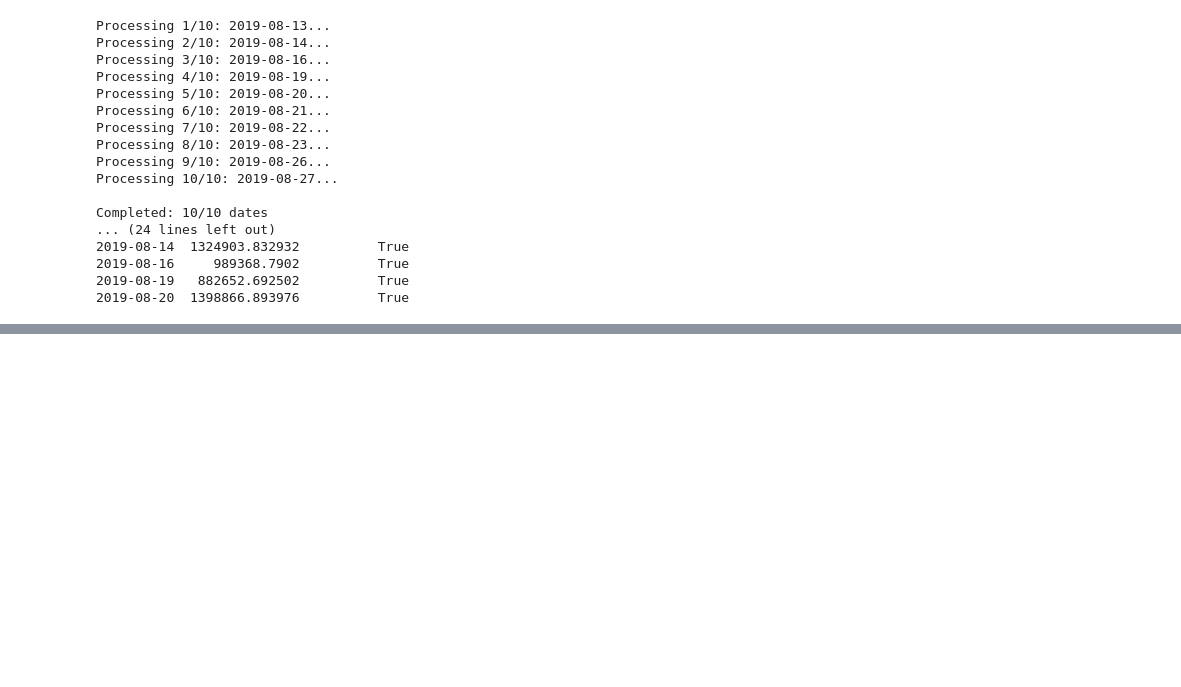
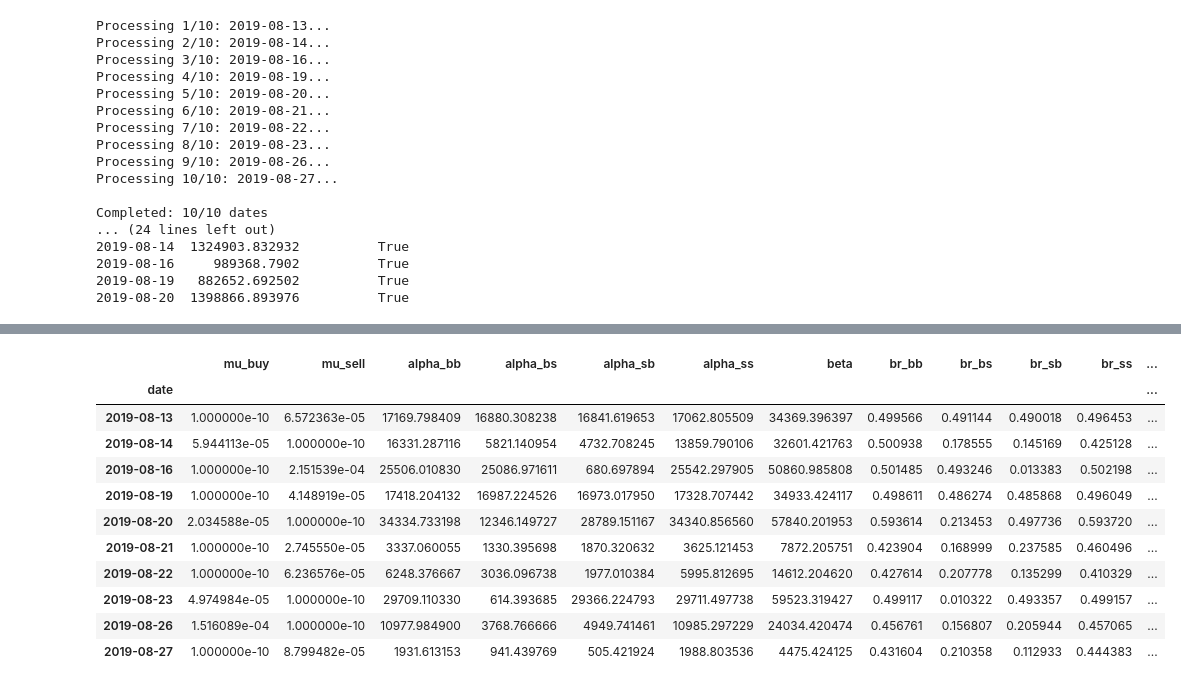
Before and after one commit to irfanthayyil/Hawkes_Modeling, a Jupyter notebook: notebooks/03_OFI_Analysis.ipynb, the cells around one changed output, grey strips where cells are left out. Cells and saved outputs as stored; diff of their text form; code cells hidden in the pictures; blank space fills up the shorter version.

```diff
--- a/notebooks/03_OFI_Analysis.ipynb
+++ b/notebooks/03_OFI_Analysis.ipynb
@@ -185,0 +372,18 @@ Completed: 10/10 dates
+# %%
+human_df.rename(columns={"Unnamed: 0": "date"}, inplace=True)
+# %%
+human_df.set_index("date", inplace=True)
+human_df
+# %% [output]
+|  | mu_buy | mu_sell | alpha_bb | alpha_bs | alpha_sb | alpha_ss | beta | br_bb | br_bs | br_sb | br_ss | ... |
+| date |  |  |  |  |  |  |  |  |  |  |  | ... |
+| 2019-08-13 | 1.000000e-10 | 6.572363e-05 | 17169.798409 | 16880.308238 | 16841.619653 | 17062.805509 | 34369.396397 | 0.499566 | 0.491144 | 0.490018 | 0.496453 | ... |
+| 2019-08-14 | 5.944113e-05 | 1.000000e-10 | 16331.287116 | 5821.140954 | 4732.708245 | 13859.790106 | 32601.421763 | 0.500938 | 0.178555 | 0.145169 | 0.425128 | ... |
+| 2019-08-16 | 1.000000e-10 | 2.151539e-04 | 25506.010830 | 25086.971611 | 680.697894 | 25542.297905 | 50860.985808 | 0.501485 | 0.493246 | 0.013383 | 0.502198 | ... |
+| 2019-08-19 | 1.000000e-10 | 4.148919e-05 | 17418.204132 | 16987.224526 | 16973.017950 | 17328.707442 | 34933.424117 | 0.498611 | 0.486274 | 0.485868 | 0.496049 | ... |
+| 2019-08-20 | 2.034588e-05 | 1.000000e-10 | 34334.733198 | 12346.149727 | 28789.151167 | 34340.856560 | 57840.201953 | 0.593614 | 0.213453 | 0.497736 | 0.593720 | ... |
+| 2019-08-21 | 1.000000e-10 | 2.745550e-05 | 3337.060055 | 1330.395698 | 1870.320632 | 3625.121453 | 7872.205751 | 0.423904 | 0.168999 | 0.237585 | 0.460496 | ... |
+| 2019-08-22 | 1.000000e-10 | 6.236576e-05 | 6248.376667 | 3036.096738 | 1977.010384 | 5995.812695 | 14612.204620 | 0.427614 | 0.207778 | 0.135299 | 0.410329 | ... |
+| 2019-08-23 | 4.974984e-05 | 1.000000e-10 | 29709.110330 | 614.393685 | 29366.224793 | 29711.497738 | 59523.319427 | 0.499117 | 0.010322 | 0.493357 | 0.499157 | ... |
+| 2019-08-26 | 1.516089e-04 | 1.000000e-10 | 10977.984900 | 3768.766666 | 4949.741461 | 10985.297229 | 24034.420474 | 0.456761 | 0.156807 | 0.205944 | 0.457065 | ... |
+| 2019-08-27 | 1.000000e-10 | 8.799482e-05 | 1931.613153 | 941.439769 | 505.421924 | 1988.803536 | 4475.424125 | 0.431604 | 0.210358 | 0.112933 | 0.444383 | ... |
```
Also changed, not shown: parts of 14 cells of this notebook, 3 other files.
